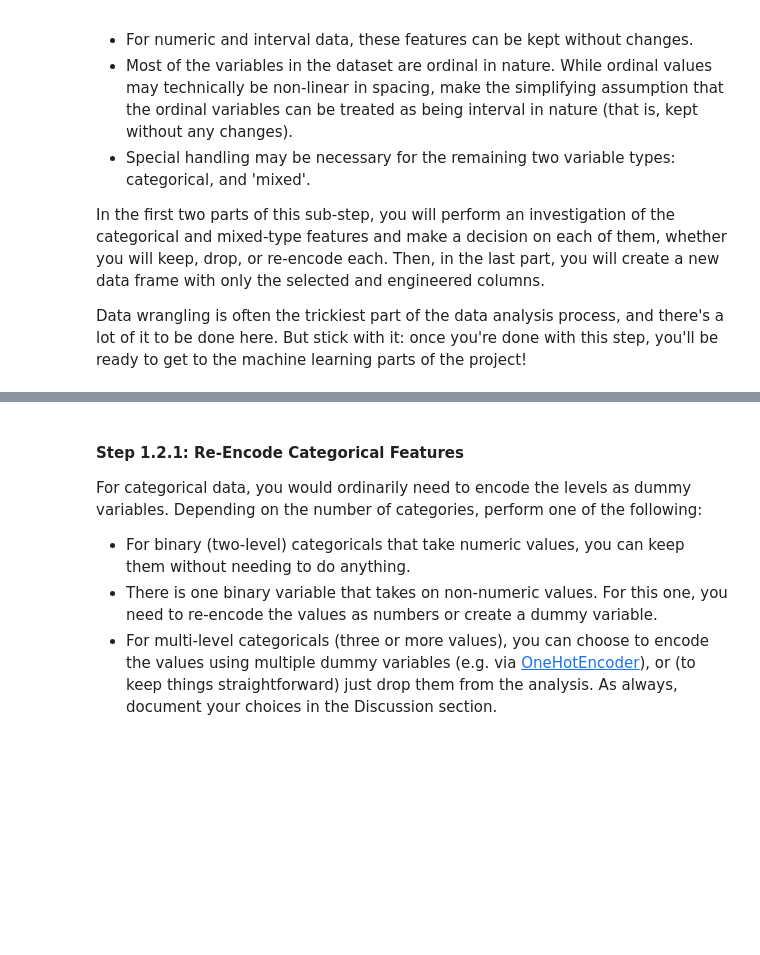
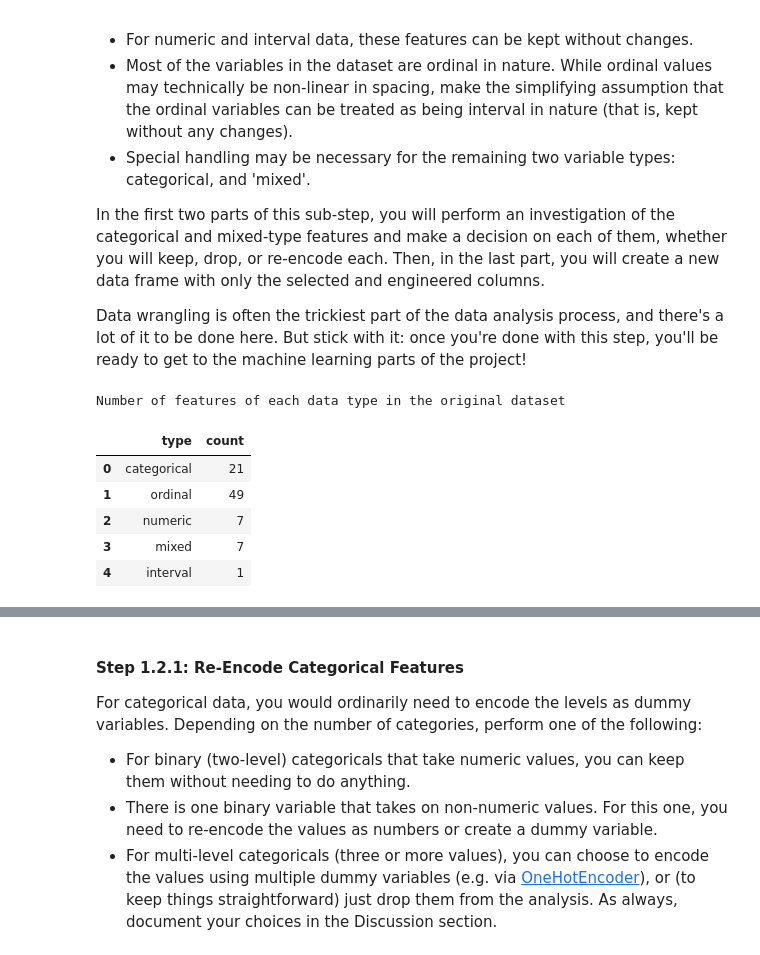
Before and after one commit to anuragkapur/udacity-into-to-machine-learning, a Jupyter notebook: src/projects/p3_identify_customer_segments/Identify_Customer_Segments.ipynb, the cells around one changed output, grey strips where cells are left out. Saved outputs shown, nothing was run; the diff lists cells and outputs as text; code cells hidden in the pictures; blank space fills up the shorter version.

```diff
--- a/src/projects/p3_identify_customer_segments/Identify_Customer_Segments.ipynb
+++ b/src/projects/p3_identify_customer_segments/Identify_Customer_Segments.ipynb
@@ -563,0 +562,22 @@ Data wrangling is often the trickiest part of the data analysis process, and the
+# %%
+# How many features are there of each data type?
+print('Number of features of each data type in the original dataset')
+
+def get_feature_type_count(feat_info):
+    data_types = feat_info.type.unique()
+    feature_type_count = pd.DataFrame(columns=['type', 'count'])
+    for data_type in data_types:
+        type_count = feat_info[feat_info['type'] == data_type].shape[0]
+        feature_type_count.loc[feature_type_count.shape[0]] = [data_type, type_count]
+    return feature_type_count
+
+feature_type_count = get_feature_type_count(feat_info)
+feature_type_count
+# %% [output]
+Number of features of each data type in the original dataset
+|  | type | count |
+| 0 | categorical | 21 |
+| 1 | ordinal | 49 |
+| 2 | numeric | 7 |
+| 3 | mixed | 7 |
+| 4 | interval | 1 |
```
Also changed, not shown: parts of 10 cells of this notebook.
